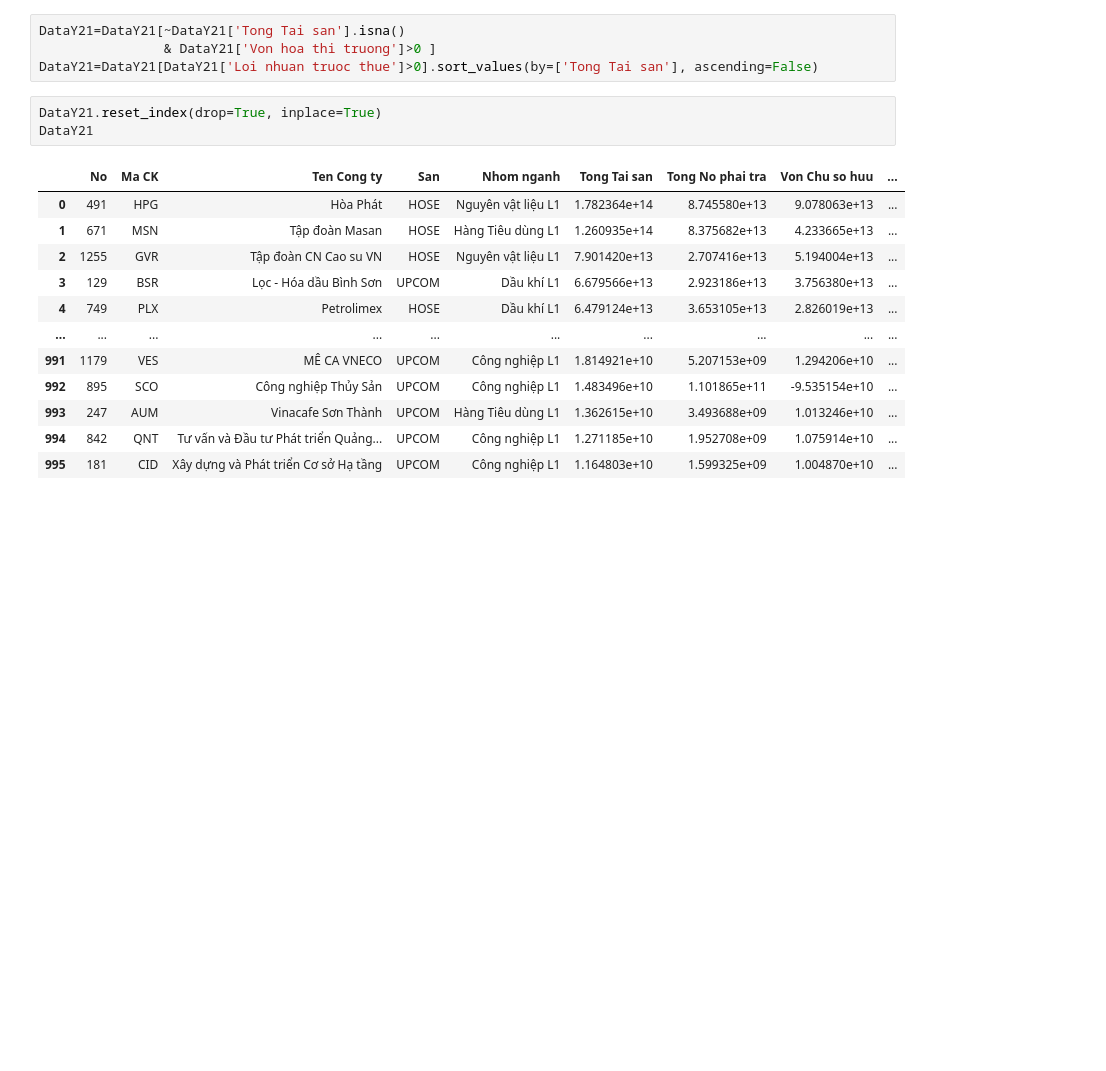
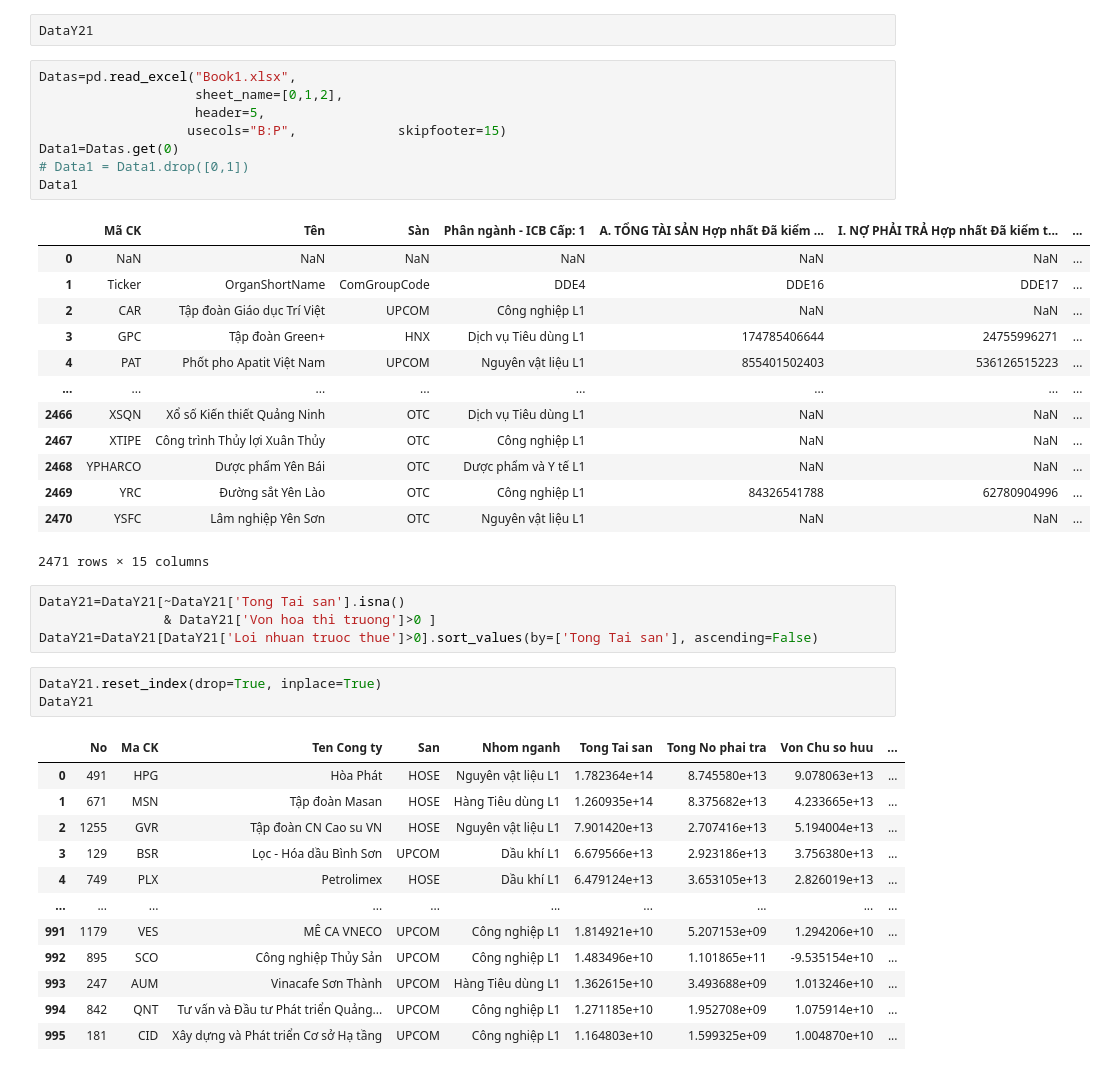
Before and after one commit to vuquangnguyen2018/KhoaLuanUEH, a Jupyter notebook: Dataset/Phan tich Du lieu.ipynb, the cells around one changed output. Drawn from its saved outputs; the diff is of its cells as text; blank space fills up the shorter version.

```diff
--- a/Dataset/Phan tich Du lieu.ipynb
+++ b/Dataset/Phan tich Du lieu.ipynb
@@ -27,3 +44,27 @@ DataY21=DataY21.rename(columns={DataY21.columns[i]: new_col for i, new_col in ne
+# %%
+DataY21
+# %%
+Datas=pd.read_excel("Book1.xlsx",
+                    sheet_name=[0,1,2],
+                    header=5,
+                   usecols="B:P",             skipfooter=15)
+Data1=Datas.get(0)
+# Data1 = Data1.drop([0,1])
+Data1
+# %% [output]
+|  | Mã CK | Tên | Sàn | Phân ngành - ICB Cấp: 1 | A. TỔNG TÀI SẢN Hợp nhất Đã kiểm ... | I. NỢ PHẢI TRẢ Hợp nhất Đã kiểm t... | ... |
+| 0 | NaN | NaN | NaN | NaN | NaN | NaN | ... |
+| 1 | Ticker | OrganShortName | ComGroupCode | DDE4 | DDE16 | DDE17 | ... |
+| 2 | CAR | Tập đoàn Giáo dục Trí Việt | UPCOM | Công nghiệp L1 | NaN | NaN | ... |
+| 3 | GPC | Tập đoàn Green+ | HNX | Dịch vụ Tiêu dùng L1 | 174785406644 | 24755996271 | ... |
+| 4 | PAT | Phốt pho Apatit Việt Nam | UPCOM | Nguyên vật liệu L1 | 855401502403 | 536126515223 | ... |
+| ... | ... | ... | ... | ... | ... | ... | ... |
+| 2466 | XSQN | Xổ số Kiến thiết Quảng Ninh | OTC | Dịch vụ Tiêu dùng L1 | NaN | NaN | ... |
+| 2467 | XTIPE | Công trình Thủy lợi Xuân Thủy | OTC | Công nghiệp L1 | NaN | NaN | ... |
+| 2468 | YPHARCO | Dược phẩm Yên Bái | OTC | Dược phẩm và Y tế L1 | NaN | NaN | ... |
+| 2469 | YRC | Đường sắt Yên Lào | OTC | Công nghiệp L1 | 84326541788 | 62780904996 | ... |
+| 2470 | YSFC | Lâm nghiệp Yên Sơn | OTC | Nguyên vật liệu L1 | NaN | NaN | ... |
+2471 rows × 15 columns
 # %%
 DataY21=DataY21[~DataY21['Tong Tai san'].isna()
                 & DataY21['Von hoa thi truong']>0 ]
```
Also changed, not shown: parts of 2 cells of this notebook, 2 other files.
